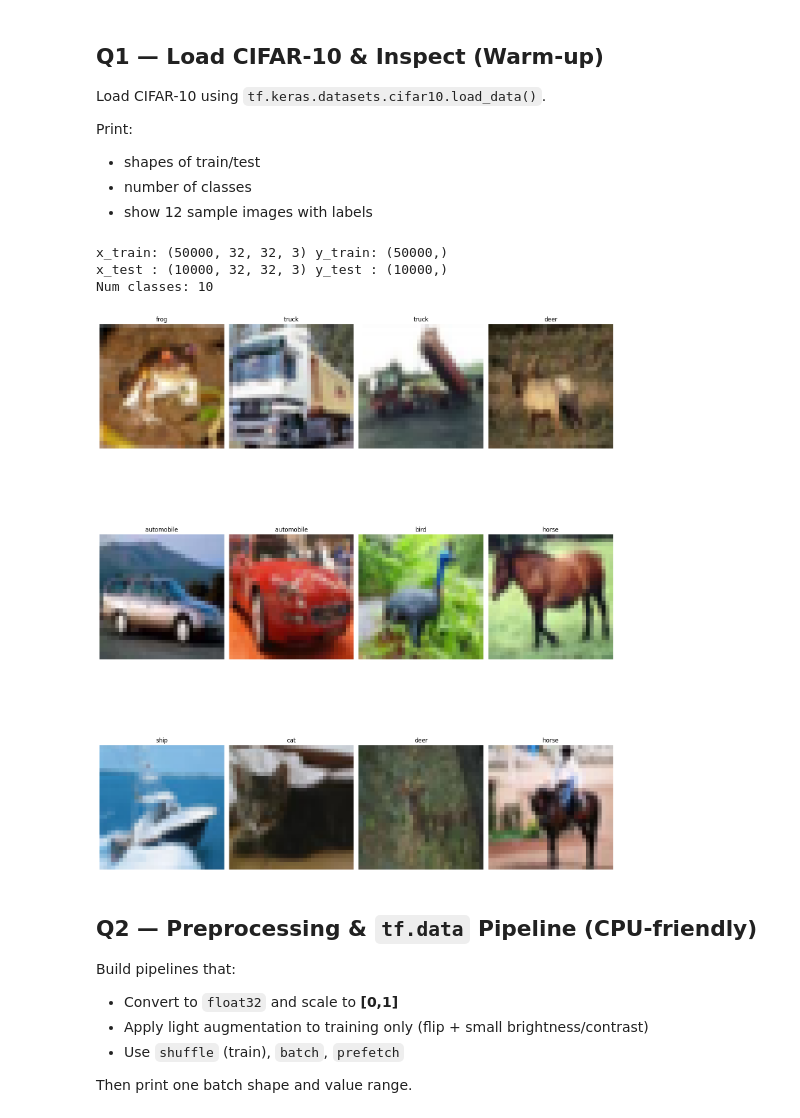
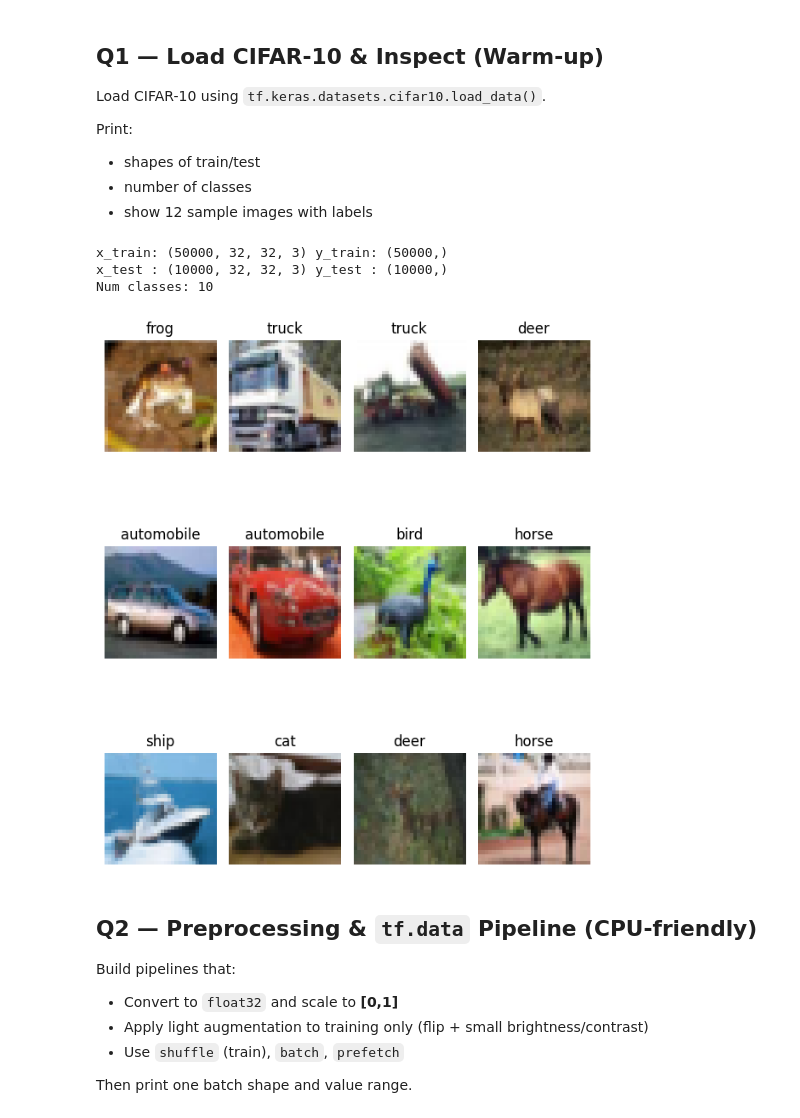
Before and after one commit to MisReid/EE5841-A3-AlexNet-VGG, a Jupyter notebook: a3.ipynb, the cells around one changed output. Cells and saved outputs as stored; diff of their text form; code cells hidden in the pictures.

```diff
--- a/a3.ipynb
+++ b/a3.ipynb
@@ -93,35 +93,35 @@ class_names = [
 
 # TODO 4: Set number of classes
 num_classes = 10
 
 # TODO 5: Print shapes of train/test splits
 print("x_train:", x_train.shape, "y_train:", y_train.shape)
 print("x_test :", x_test.shape,  "y_test :", y_test.shape)
 print("Num classes:", num_classes)
 
 # TODO 6: Plot a grid of 12 images (3 rows × 4 columns)
 rows = 3
 cols = 4
-plt.figure(figsize=(rows*5., cols*5.))
+plt.figure(figsize=(rows*2, cols*2))
 for i in range(12):
     ax = plt.subplot(3, 4, i + 1)
 
     # TODO 7: Show the image
     plt.imshow(x_train[i])
 
     # TODO 8: Set the title using the correct class name
     plt.title(class_names[int(y_train[i])], fontsize=12)
 
     # TODO 9: Hide axes
     plt.axis("off")
 
 plt.tight_layout()
 plt.show()
 # %% [output]
 x_train: (50000, 32, 32, 3) y_train: (50000,)
 x_test : (10000, 32, 32, 3) y_test : (10000,)
 Num classes: 10
-[figure, old version]
+[figure, new version]
 # %% [markdown]
 ## Q2 — Preprocessing & `tf.data` Pipeline (CPU-friendly)
 
```
Also changed, not shown: parts of 2 cells of this notebook.
